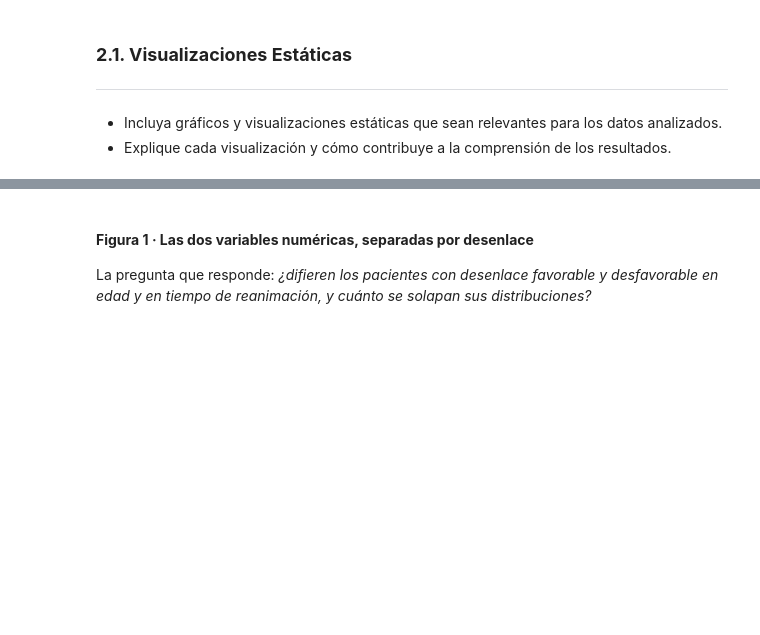
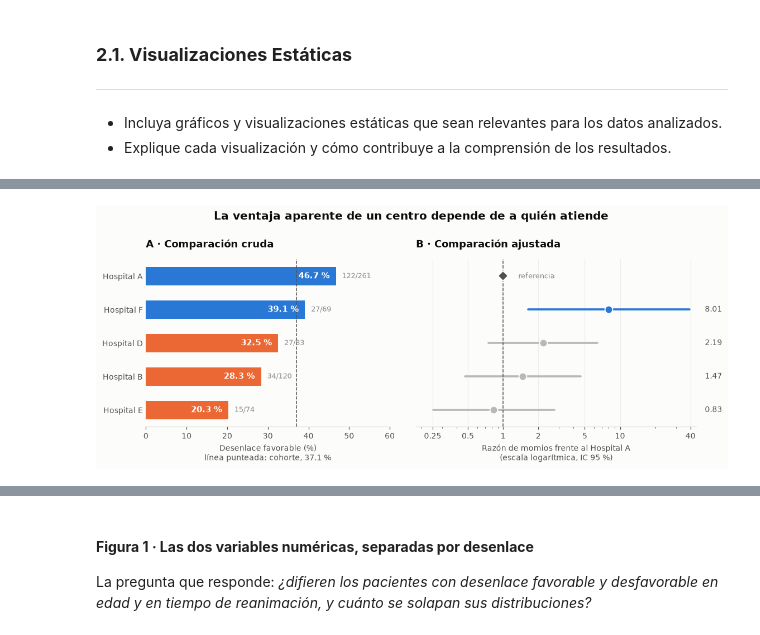
Before and after one commit to AlejandraJaramillo19/mlda-project_, a Jupyter notebook: notebooks/04_data_analysis/04_data_analysis.ipynb, the cells around one changed output, grey strips where cells are left out. Drawn from its saved outputs; the diff is of its cells as text; code cells hidden in the pictures; blank space fills up the shorter version.

```diff
--- a/notebooks/04_data_analysis/04_data_analysis.ipynb
+++ b/notebooks/04_data_analysis/04_data_analysis.ipynb
@@ -1966,0 +1997,79 @@ NameError: name 'AZUL' is not defined
+# %%
+import numpy as np
+
+media = (clinical['Outcome'] == 'Good').mean() * 100
+
+# --- panel A: tasas crudas, ordenadas de mayor a menor -------------------
+favorable = (clinical['Outcome'] == 'Good').astype(int)
+crudo = pd.DataFrame({
+    'fav': favorable.groupby(clinical['Hospital'], observed=True).sum(),
+    'tot': favorable.groupby(clinical['Hospital'], observed=True).size(),
+})
+crudo['tasa'] = crudo['fav'] / crudo['tot'] * 100
+crudo = crudo.sort_values('tasa', ascending=False)
+
+# --- panel B: OR ajustados del modelo final ------------------------------
+ic = m4.conf_int()
+ajustado = pd.DataFrame(index=crudo.index, columns=['OR', 'lo', 'hi'], dtype=float)
+for h in crudo.index:
+    clave = f'hospital[T.{h}]'
+    if clave in m4.params:
+        ajustado.loc[h] = [np.exp(m4.params[clave]),
+                           np.exp(ic.loc[clave, 0]), np.exp(ic.loc[clave, 1])]
+REFERENCIA = crudo.index[~crudo.index.isin(
+    [k.split('T.')[1][:-1] for k in m4.params.index if k.startswith('hospital')])][0]
+
+y = np.arange(len(crudo))[::-1]
+
+fig, (ax1, ax2) = plt.subplots(1, 2, figsize=(10.8, 4.4), sharey=True,
+                               gridspec_kw={'width_ratios': [1, 1.15], 'wspace': .10})
+
+ax1.barh(y, crudo['tasa'], height=.55,
+         color=[FAVORABLE if t >= media else DESFAVORABLE for t in crudo['tasa']])
+ax1.axvline(media, color=TINTA_2, linestyle='--', linewidth=1)
+for yi, (h, fila) in zip(y, crudo.iterrows()):
+    ax1.text(fila['tasa'] - 1.5, yi, f"{fila['tasa']:.1f} %", ha='right', va='center',
+             color='white', fontsize=10, fontweight='bold')
+    ax1.text(fila['tasa'] + 1.5, yi, f"{int(fila['fav'])}/{int(fila['tot'])}",
+             ha='left', va='center', color=TINTA_3, fontsize=8.5)
+ax1.set_xlim(0, 60)
+ax1.set_yticks(y, labels=[f'Hospital {h}' for h in crudo.index])
+ax1.set_xlabel(f'Desenlace favorable (%)\nlínea punteada: cohorte, {media:.1f} %', fontsize=9)
+ax1.set_title('A · Comparación cruda', pad=14, loc='left')
+ax1.tick_params(axis='y', length=0)
+ax1.spines['left'].set_visible(False)
+
+for yi, h in zip(y, crudo.index):
+    if h == REFERENCIA:
+        ax2.plot(1, yi, 'D', color=TINTA_2, markersize=8,
+                 markeredgecolor='white', markeredgewidth=1.2, zorder=3)
+        ax2.text(1.35, yi, 'referencia', va='center', fontsize=8.5, color=TINTA_3)
+        continue
+    OR, lo, hi = ajustado.loc[h]
+    color = FAVORABLE if (lo > 1 or hi < 1) else NEUTRO
+    ax2.plot([lo, hi], [yi, yi], color=color, linewidth=2.4, solid_capstyle='round')
+    ax2.plot(OR, yi, 'o', color=color, markersize=9,
+             markeredgecolor='white', markeredgewidth=1.2, zorder=3)
+    ax2.text(1.03, yi, f'{OR:.2f}', ha='left', va='center', fontsize=9,
+             color=TINTA_2, transform=ax2.get_yaxis_transform())
+
+ax2.axvline(1, color=TINTA_2, linestyle='--', linewidth=1)
+ax2.set_xscale('log')
+ax2.set_xlim(.18, 45)
+ax2.set_xticks([0.25, 0.5, 1, 2, 5, 10, 40],
+               labels=['0.25', '0.5', '1', '2', '5', '10', '40'])
+ax2.set_xlabel(f'Razón de momios frente al Hospital {REFERENCIA}\n(escala logarítmica, IC 95 %)',
+               fontsize=9)
+ax2.set_title('B · Comparación ajustada', pad=14, loc='left')
+ax2.tick_params(axis='y', length=0)
+ax2.spines['left'].set_visible(False)
+ax2.grid(axis='x', color='#eee', linewidth=.8)
+ax2.set_axisbelow(True)
+
+fig.suptitle('La ventaja aparente de un centro depende de a quién atiende',
+             fontsize=13, fontweight='bold', y=1.0)
+fig.subplots_adjust(left=.10, right=.93, top=.82, bottom=.20)
+
+guardar(fig, 'centros_crudo_vs_ajustado')
+plt.show()
+# %% [output]
@@ -1966,0 +2077 @@ NameError: name 'AZUL' is not defined
+[figure, added]
```
Also changed, not shown: parts of 37 cells of this notebook.
